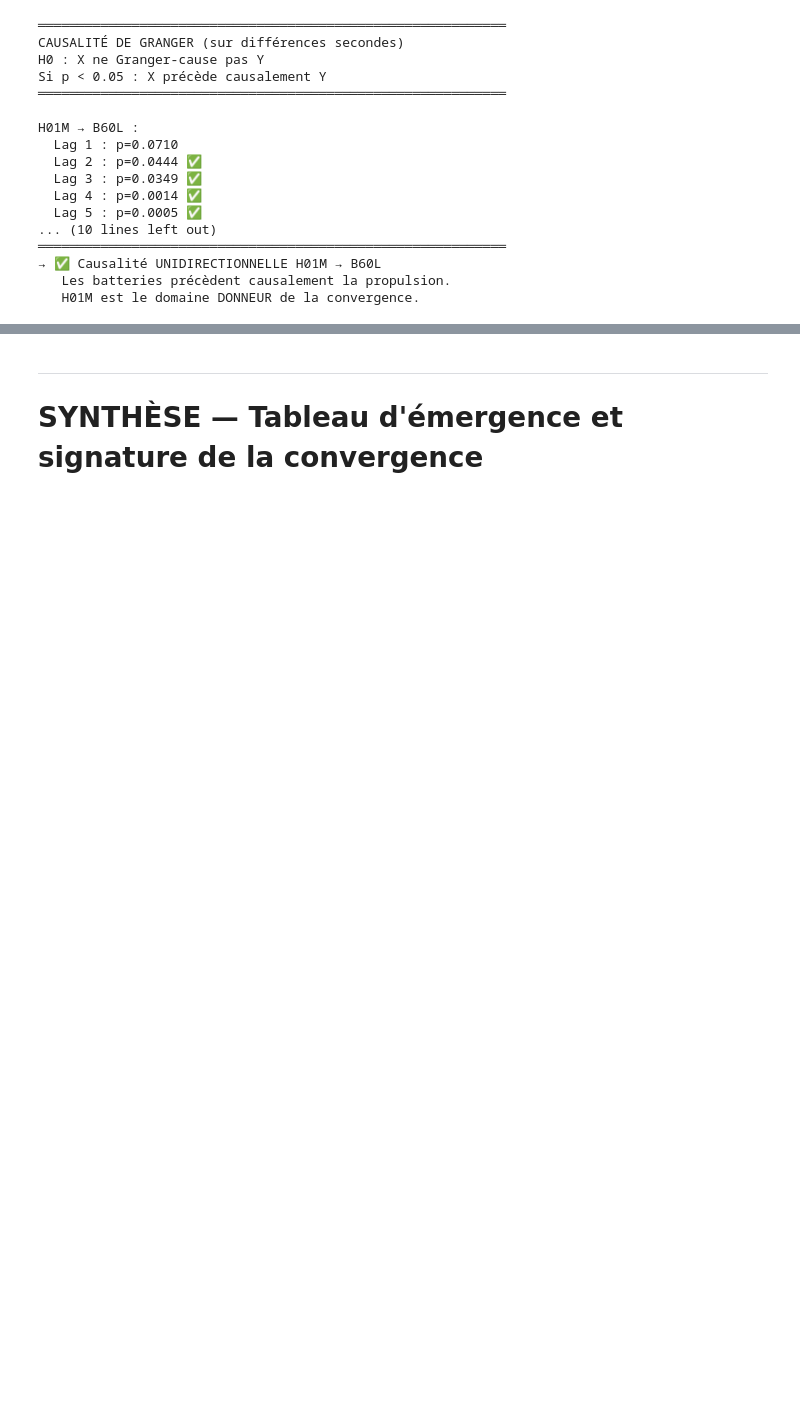
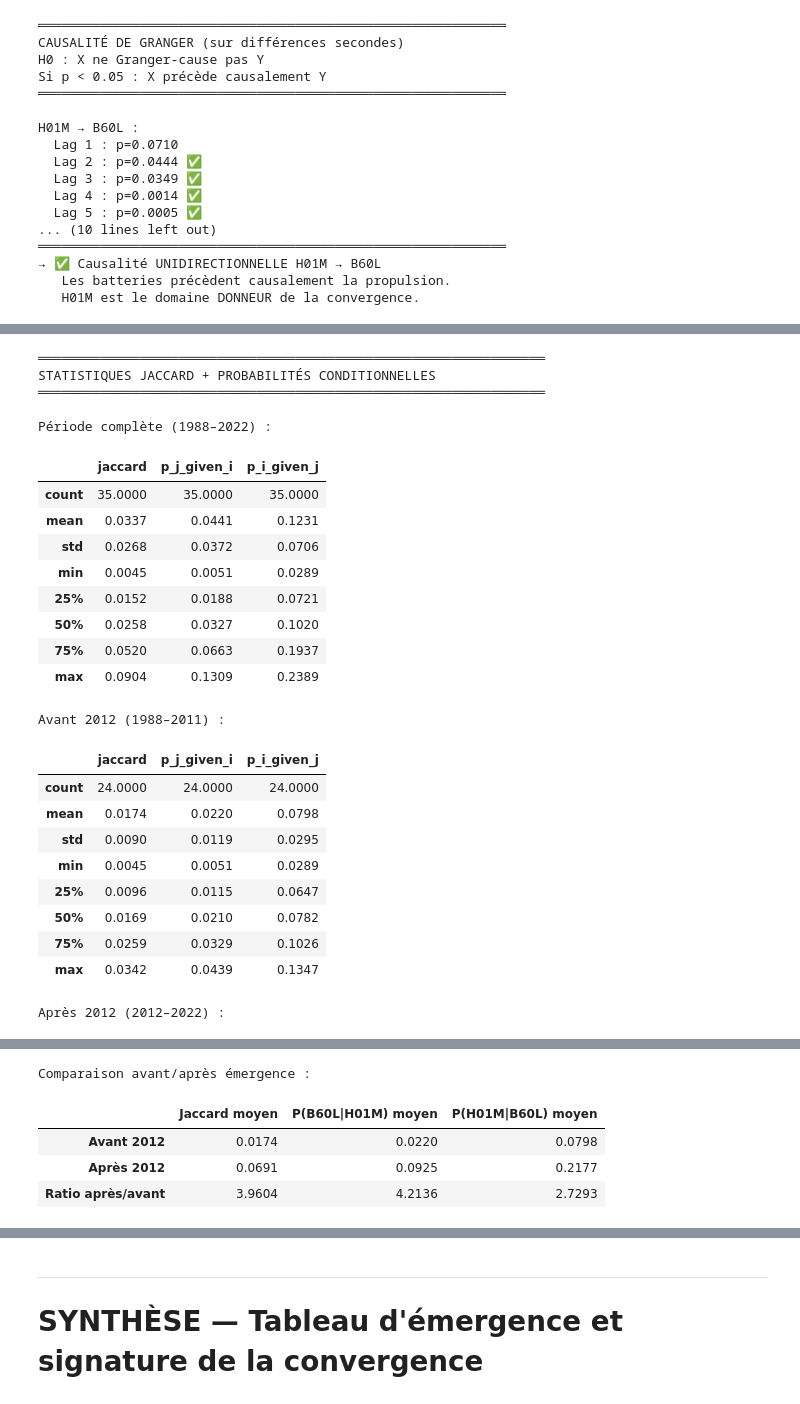
Before and after one commit to quentinbenchetrit/Stat-App, a Jupyter notebook: analyse_VE_complete.ipynb, the cells around one changed output, grey strips where cells are left out. Drawn from its saved outputs; the diff is of its cells as text; code cells hidden in the pictures; blank space fills up the shorter version.

```diff
--- a/analyse_VE_complete.ipynb
+++ b/analyse_VE_complete.ipynb
@@ -1490,0 +1442,74 @@ max     0.0904       0.1309       0.2389
+# %%
+# ── Calcul Jaccard et probabilités conditionnelles ────────────
+df_jac = compute_jaccard_full(df_raw, CPC_I, CPC_J)
+
+print('═'*65)
+print('STATISTIQUES JACCARD + PROBABILITÉS CONDITIONNELLES')
+print('═'*65)
+
+# Période complète
+print('\nPériode complète (1988–2022) :')
+display(df_jac[['jaccard','p_j_given_i','p_i_given_j']]
+        .describe().round(4))
+
+# Avant émergence
+print(f'\nAvant {YEAR_EMERGE} (1988–{YEAR_EMERGE-1}) :')
+display(df_jac[df_jac['year'] < YEAR_EMERGE]
+        [['jaccard','p_j_given_i','p_i_given_j']]
+        .describe().round(4))
+
+# Après émergence
+print(f'\nAprès {YEAR_EMERGE} ({YEAR_EMERGE}–2022) :')
+display(df_jac[df_jac['year'] >= YEAR_EMERGE]
+        [['jaccard','p_j_given_i','p_i_given_j']]
+        .describe().round(4))
+
+# Tableau de comparaison synthétique
+print('\nComparaison avant/après émergence :')
+avant = df_jac[df_jac['year'] < YEAR_EMERGE]
+apres = df_jac[df_jac['year'] >= YEAR_EMERGE]
+
+synthese = pd.DataFrame({
+    'Jaccard moyen'     : [avant['jaccard'].mean(),
+                           apres['jaccard'].mean(),
+                           apres['jaccard'].mean() /
+                           avant['jaccard'].mean()],
+    f'P({CPC_J}|{CPC_I}) moyen': [avant['p_j_given_i'].mean(),
+                                   apres['p_j_given_i'].mean(),
+                                   apres['p_j_given_i'].mean() /
+                                   avant['p_j_given_i'].mean()],
+    f'P({CPC_I}|{CPC_J}) moyen': [avant['p_i_given_j'].mean(),
+                                   apres['p_i_given_j'].mean(),
+                                   apres['p_i_given_j'].mean() /
+                                   avant['p_i_given_j'].mean()],
+}, index=[f'Avant {YEAR_EMERGE}',
+          f'Après {YEAR_EMERGE}',
+          'Ratio après/avant'])
+
+display(synthese.round(4))
+# %% [output]
+═════════════════════════════════════════════════════════════════
+STATISTIQUES JACCARD + PROBABILITÉS CONDITIONNELLES
+═════════════════════════════════════════════════════════════════
+
+Période complète (1988–2022) :
+|  | jaccard | p_j_given_i | p_i_given_j |
+| count | 35.0000 | 35.0000 | 35.0000 |
+| mean | 0.0337 | 0.0441 | 0.1231 |
+| std | 0.0268 | 0.0372 | 0.0706 |
+| min | 0.0045 | 0.0051 | 0.0289 |
+| 25% | 0.0152 | 0.0188 | 0.0721 |
+| 50% | 0.0258 | 0.0327 | 0.1020 |
+| 75% | 0.0520 | 0.0663 | 0.1937 |
+| max | 0.0904 | 0.1309 | 0.2389 |
+Avant 2012 (1988–2011) :
+|  | jaccard | p_j_given_i | p_i_given_j |
+| count | 24.0000 | 24.0000 | 24.0000 |
+| mean | 0.0174 | 0.0220 | 0.0798 |
+| std | 0.0090 | 0.0119 | 0.0295 |
+| min | 0.0045 | 0.0051 | 0.0289 |
+| 25% | 0.0096 | 0.0115 | 0.0647 |
+| 50% | 0.0169 | 0.0210 | 0.0782 |
+| 75% | 0.0259 | 0.0329 | 0.1026 |
+| max | 0.0342 | 0.0439 | 0.1347 |
+Après 2012 (2012–2022) :
@@ -1491 +1525,6 @@ max     0.0904       0.1309       0.2389
+Comparaison avant/après émergence :
+|  | Jaccard moyen | P(B60L|H01M) moyen | P(H01M|B60L) moyen |
+| Avant 2012 | 0.0174 | 0.0220 | 0.0798 |
+| Après 2012 | 0.0691 | 0.0925 | 0.2177 |
+| Ratio après/avant | 3.9604 | 4.2136 | 2.7293 |
 # %%
```
Also changed, not shown: parts of 5 cells of this notebook.
